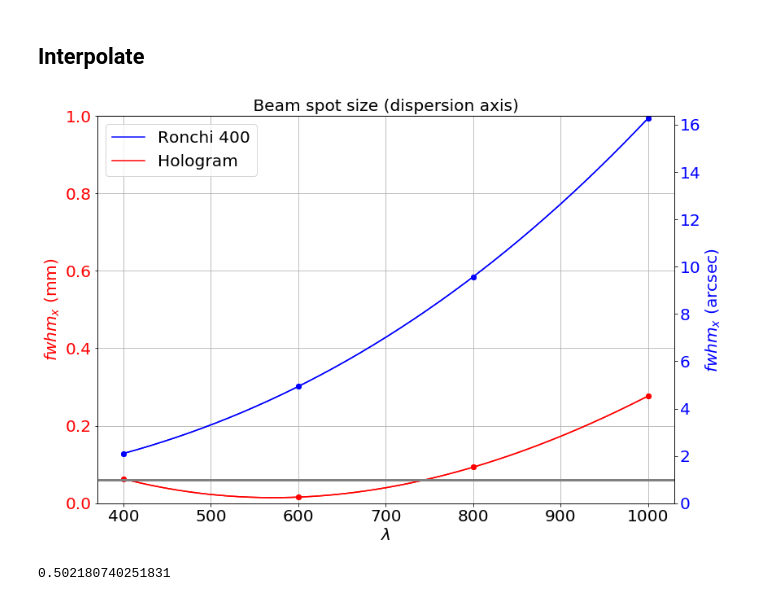
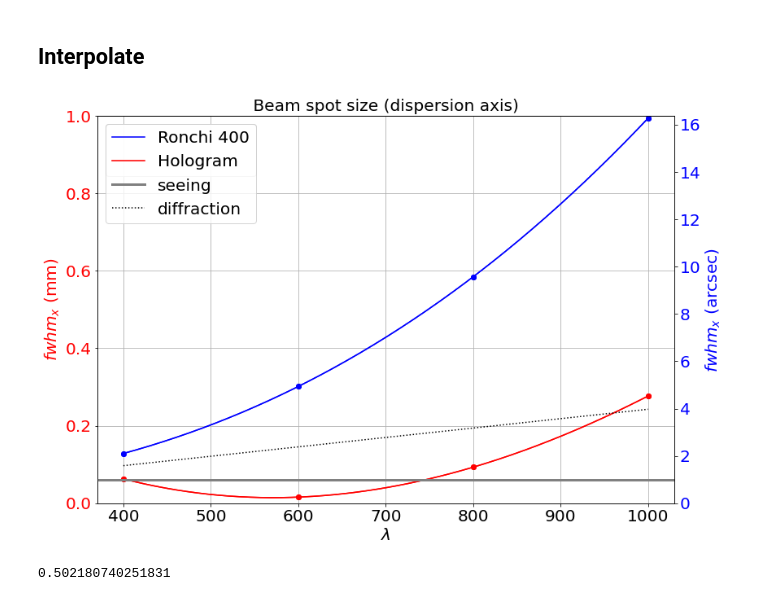
Before and after one commit to sylvielsstfr/OpticSimWthB4, a Jupyter notebook: DrawPSF/notebooks/DrawResolution_FWHM.ipynb, the cells around one changed output. Saved outputs shown, nothing was run; the diff lists cells and outputs as text; code cells hidden in the pictures.

```diff
--- a/DrawPSF/notebooks/DrawResolution_FWHM.ipynb
+++ b/DrawPSF/notebooks/DrawResolution_FWHM.ipynb
@@ -43,6 +43,7 @@ m_to_cm=100.
 m_to_nm=1e9
 nm_to_m=1./m_to_nm
 nm_to_micr=0.001
+nm_to_mm=1e-6
 # %%
 arcdeg_to_arcmin=60.
 arcmin_to_arcdeg=1./arcdeg_to_arcmin
@@ -73,3 +105,7 @@ Filt_size=3*inch_to_mm
+# %%
+# no unit, to be multiplied by wavelength say in mm units
+diffr_FWHM_entrance_perwl=Tel_Fnum
+diffr_FWHM_holo_perwl=Tel_Fnum/Filt_D
 # %% [markdown]
 #### CCD detector
 # %%
@@ -275,35 +311,38 @@ for Yint in all_Yint_mm:
 ax1.set_title(" Beam spot size (dispersion axis) ")
 ax1.set_xlabel("$\lambda$")
 ax1.set_ylabel("$fwhm_x$ (mm)",color=color)
 ax1.grid()
 ax1.legend()
 ax1.tick_params(axis='y', labelcolor=color)
 ax1.set_ylim(0.,1.)
 
 ax2 = ax1.twinx()  # instantiate a second axes that shares the same x-axis
 
 #color = 'tab:blue'
 color = 'blue'
 idx=0
 for Yint in all_Yint_arcsec:
     if idx==2:
         idx+=1
         continue
     ax2.plot(WL,all_resox[idx]*plt_scale,"o",color=disperser_color[idx])
     ax2.plot(Xint,Yint,'-',label=disperser_name[idx],color=disperser_color[idx])
     idx+=1
 
-ax2.axhline(y=1.,color="grey",lw=3)
+
+ax2.axhline(y=1.,color="grey",lw=3,label="seeing")
+ax2.plot(Xint,diffr_FWHM_holo_perwl*Xint*nm_to_mm*plt_scale,":",color='black',label="diffraction")
+ax2.legend()
 ax2.set_ylim(0.,1*plt_scale)
 ax2.set_ylabel('$fwhm_x$ (arcsec)', color=color)  # we already handled the x-label with ax1
 #ax2.plot(t, data2, color=color)
 ax2.tick_params(axis='y', labelcolor=color)
 
 fig.tight_layout()  # otherwise the right y-label is slightly clipped
 plt.savefig("RESOLUTION_PSF_FWHMX_CTIO.pdf")
 plt.show()
 # %% [output]
-[figure, old version]
+[figure, new version]
 # %%
 idx_wl750=find_nearest_idx(Xint, 750)
 idx_wl1000=find_nearest_idx(Xint,1000.)
```
Also changed, not shown: parts of 6 cells of this notebook, 3 other files.
